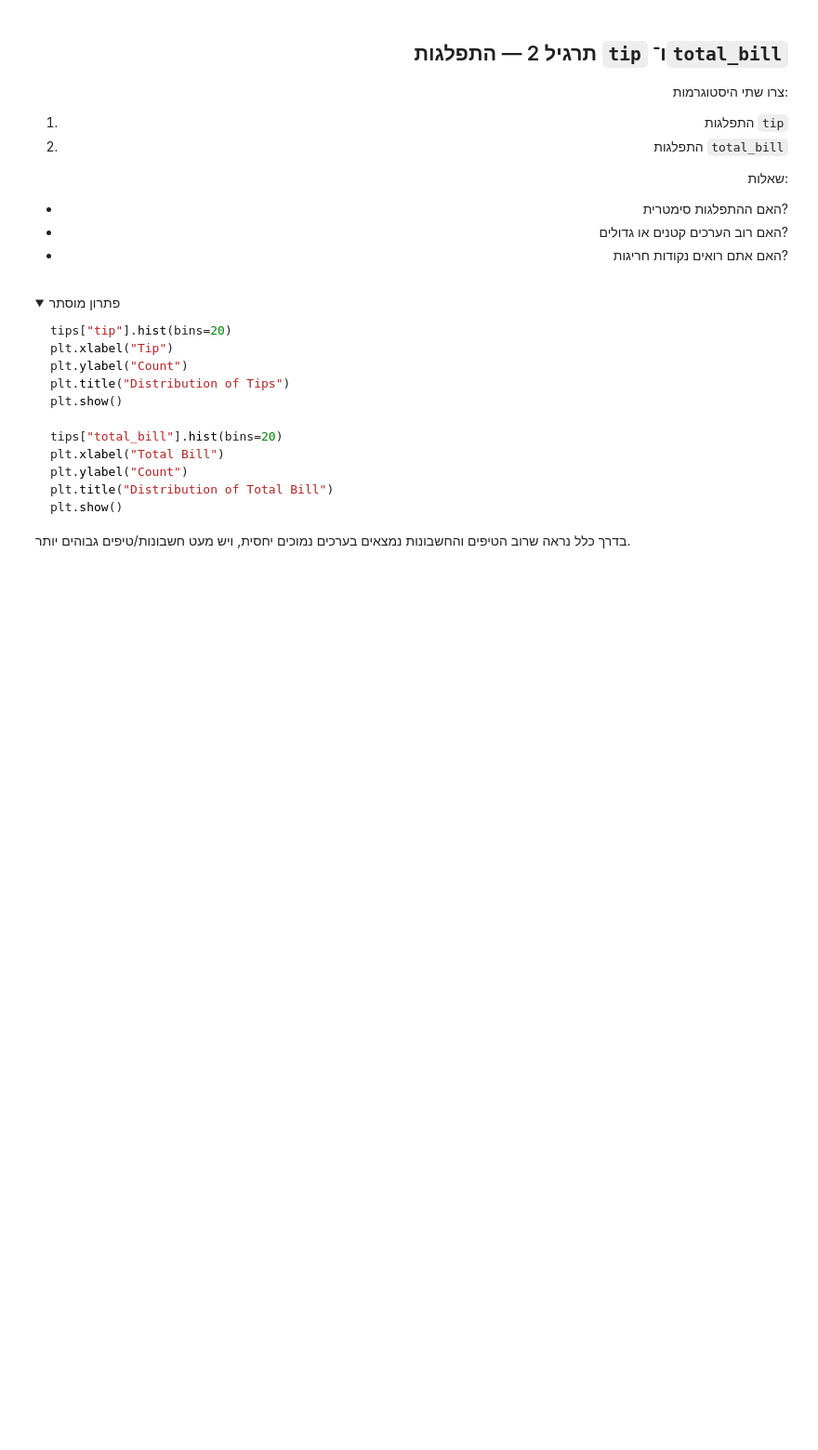
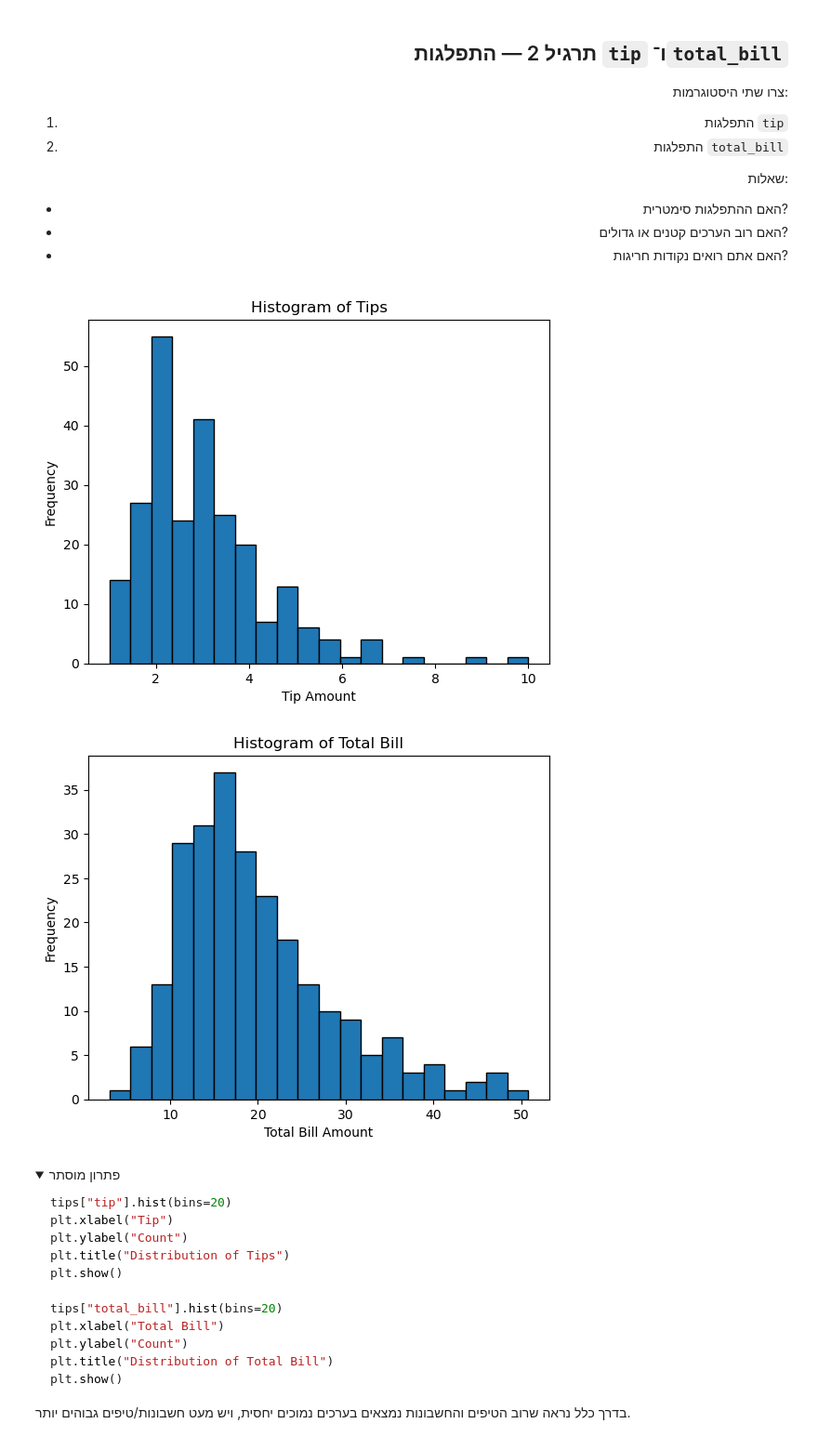
Before and after one commit to spacentime/he-ai-engineer-course, a Jupyter notebook: src/practice05/class5.ipynb, the cells around one changed output. Shown at 93% size. Cells and saved outputs as stored; diff of their text form; code cells hidden in the pictures; folded sections open; blank space fills up the shorter version.

```diff
--- a/src/practice05/class5.ipynb
+++ b/src/practice05/class5.ipynb
@@ -151,3 +181,19 @@ tips.isna().sum()
+# %%
+# TODO: histogram of tips
+plt.hist(tips['tip'], bins=20, edgecolor='black')
+plt.xlabel('Tip Amount')
+plt.ylabel('Frequency')
+plt.title('Histogram of Tips')
+plt.show()
+# TODO: histogram of  total_bill
+plt.hist(tips['total_bill'], bins=20, edgecolor='black')
+plt.xlabel('Total Bill Amount')
+plt.ylabel('Frequency')
+plt.title('Histogram of Total Bill')
+plt.show()
+# %% [output]
+[figure, added]
+[figure, added]
 # %% [markdown]
 <details dir="rtl"><summary>פתרון מוסתר</summary>
 
```
Also changed, not shown: parts of 13 cells of this notebook, 1 other file.
